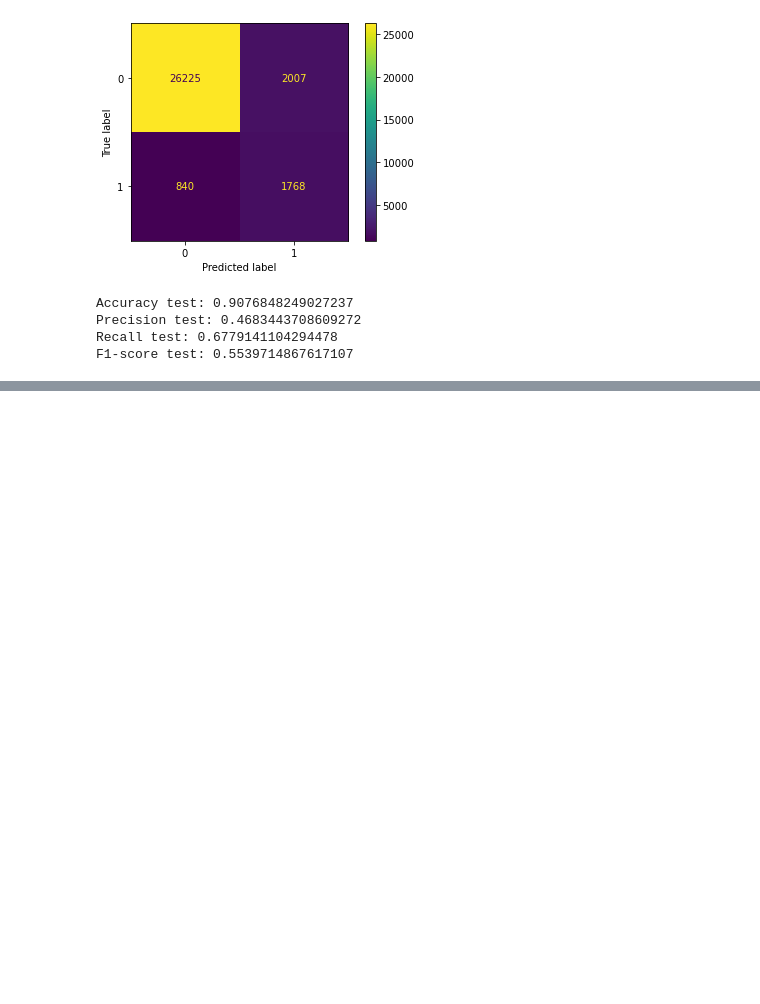
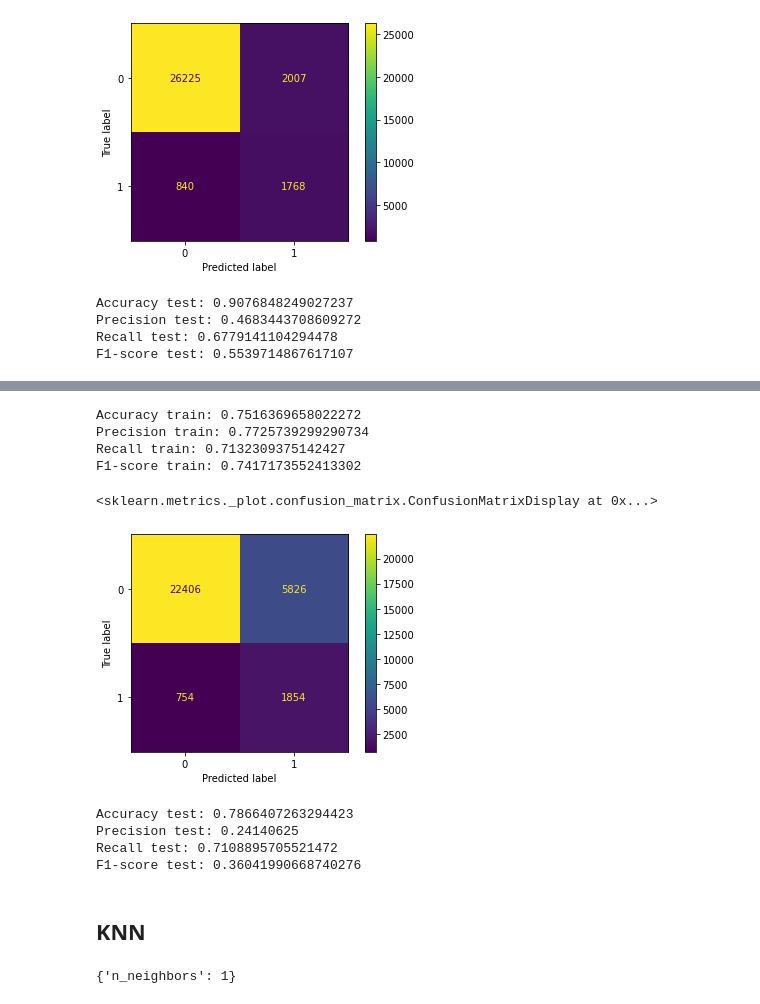
Before and after one commit to alejo963/Proyecto_Integrador, a Jupyter notebook: Data_Prep.ipynb, the cells around one changed output, grey strips where cells are left out. Drawn from its saved outputs; the diff is of its cells as text; code cells hidden in the pictures; blank space fills up the shorter version.

```diff
--- a/Data_Prep.ipynb
+++ b/Data_Prep.ipynb
@@ -858,0 +853,29 @@ array([[26225,  2007],
+# %%
+print(f'Accuracy train: {accuracy_score(y_pca_res, y_pred_train)}')
+print(f'Precision train: {precision_score(y_pca_res, y_pred_train)}')
+print(f'Recall train: {recall_score(y_pca_res, y_pred_train)}')
+print(f'F1-score train: {f1_score(y_pca_res, y_pred_train)}')
+# %% [output]
+Accuracy train: 0.7516369658022272
+Precision train: 0.7725739299290734
+Recall train: 0.7132309375142427
+F1-score train: 0.7417173552413302
+# %%
+y_pred_test = logit_pca_fit.predict(data_pca_test.drop('isFraud', axis=1))
+# %%
+ConfusionMatrixDisplay(confusion_matrix(data_pca_test.isFraud, y_pred_test)).plot()
+# %% [output]
+<sklearn.metrics._plot.confusion_matrix.ConfusionMatrixDisplay at 0x...>
+[figure, added]
+# %%
+print(f'Accuracy test: {accuracy_score(data_pca_test.isFraud, y_pred_test)}')
+print(f'Precision test: {precision_score(data_pca_test.isFraud, y_pred_test)}')
+print(f'Recall test: {recall_score(data_pca_test.isFraud, y_pred_test)}')
+print(f'F1-score test: {f1_score(data_pca_test.isFraud, y_pred_test)}')
+# %% [output]
+Accuracy test: 0.7866407263294423
+Precision test: 0.24140625
+Recall test: 0.7108895705521472
+F1-score test: 0.36041990668740276
+# %% [markdown]
+## KNN
@@ -858,0 +887,5 @@ array([[26225,  2007],
+# %%
+dump(knn_pca_fit, "./models/pca/knn_pca.joblib")
+knn_pca_fit.best_params_
+# %% [output]
+{'n_neighbors': 1}
```
Also changed, not shown: parts of 39 cells of this notebook, 3 other files.
